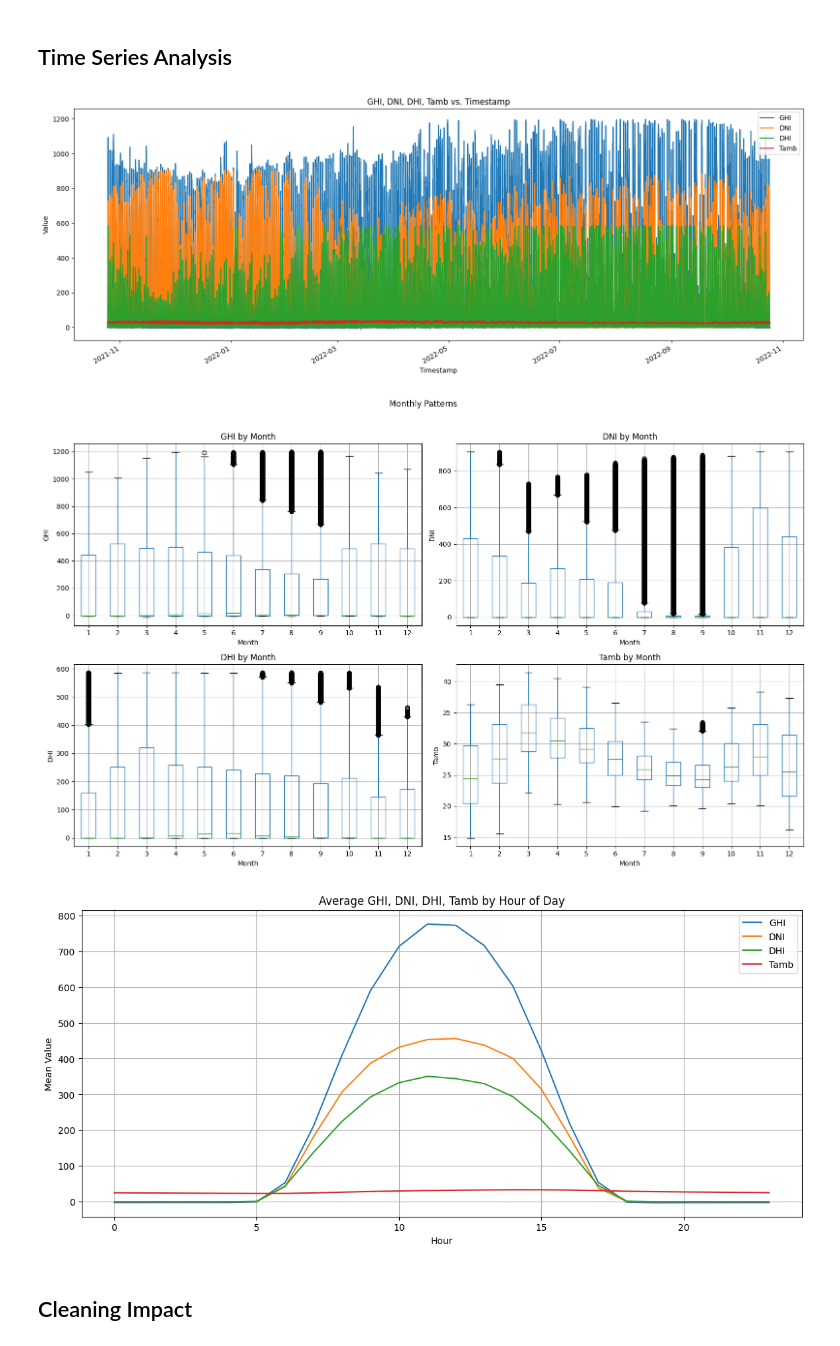
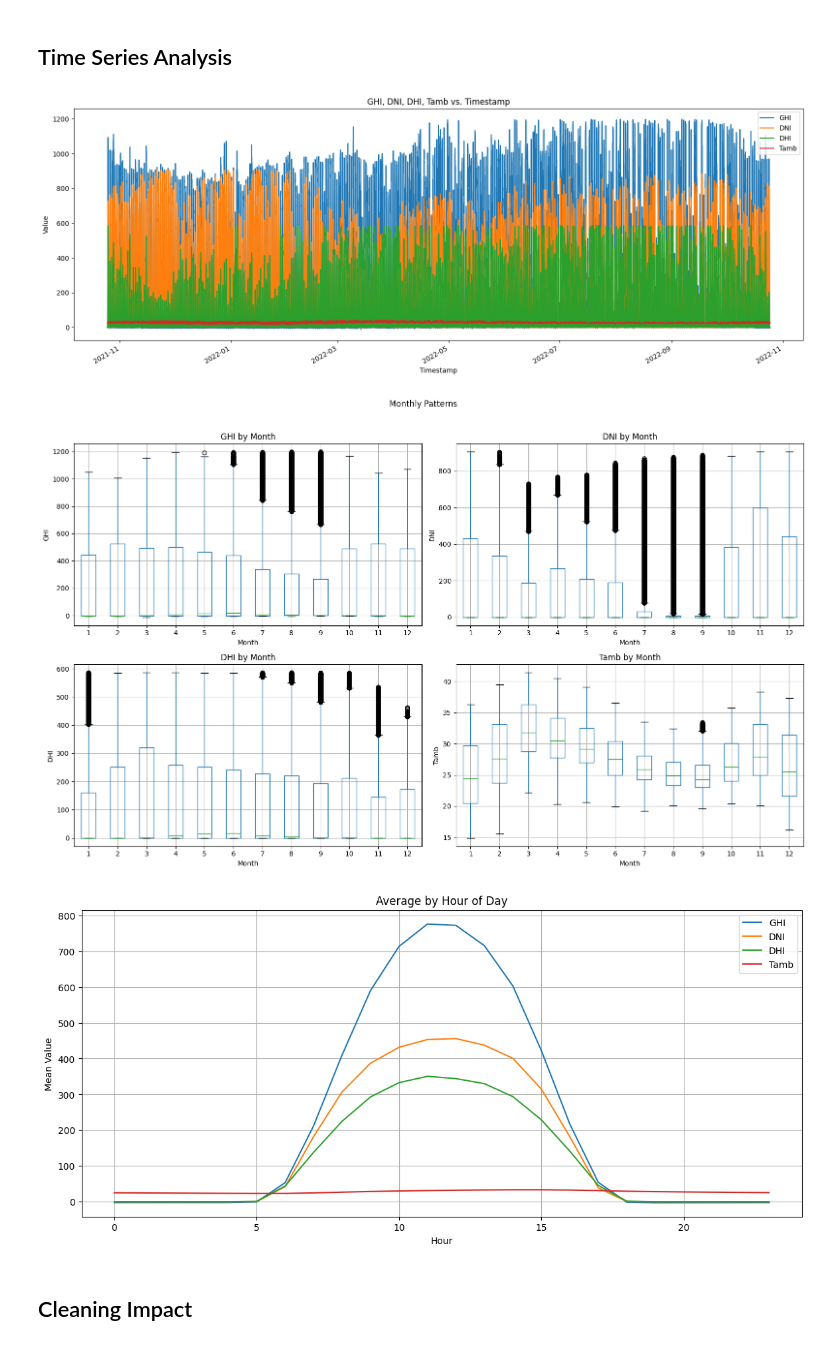
Before and after one commit to Melak12/solar-challenge-week1, a Jupyter notebook: notebooks/togo_eda.ipynb, the cells around one changed output. Drawn from its saved outputs; the diff is of its cells as text; code cells hidden in the pictures.

```diff
--- a/notebooks/togo_eda.ipynb
+++ b/notebooks/togo_eda.ipynb
@@ -100,42 +95,14 @@ Cleaned data exported to '../data/togo_clean.csv'.
 # %% [markdown]
 ## Time Series Analysis
 # %%
-# Plot GHI, DNI, DHI, Tamb vs. Timestamp (line chart)
-fig, ax1 = plt.subplots(figsize=(16, 6))
-
-df_clean.set_index('Timestamp')[['GHI', 'DNI', 'DHI', 'Tamb']].plot(ax=ax1)
-ax1.set_ylabel('Value')
-ax1.set_title('GHI, DNI, DHI, Tamb vs. Timestamp')
-plt.legend(loc='upper right')
-plt.tight_layout()
-plt.show()
-
-# Monthly patterns: boxplot by month
-df_clean['Month'] = df_clean['Timestamp'].dt.month
-fig, axes = plt.subplots(2, 2, figsize=(16, 10))
-for i, col in enumerate(['GHI', 'DNI', 'DHI', 'Tamb']):
-    ax = axes[i//2, i%2]
-    df_clean.boxplot(column=col, by='Month', ax=ax)
-    ax.set_title(f'{col} by Month')
-    ax.set_xlabel('Month')
-    ax.set_ylabel(col)
-plt.suptitle('Monthly Patterns')
-plt.tight_layout(rect=[0, 0, 1, 0.96])
-plt.show()
-
-# Daily trends: average by hour of day
-df_clean['Hour'] = df_clean['Timestamp'].dt.hour
-hourly_means = df_clean.groupby('Hour')[['GHI', 'DNI', 'DHI', 'Tamb']].mean()
-hourly_means.plot(figsize=(14, 6))
-plt.title('Average GHI, DNI, DHI, Tamb by Hour of Day')
-plt.xlabel('Hour')
-plt.ylabel('Mean Value')
-plt.grid(True)
-plt.show()
+# Time Series and Boxplot Analysis using modular functions
+plot_time_series(df_clean, ['GHI', 'DNI', 'DHI', 'Tamb'], 'GHI, DNI, DHI, Tamb vs. Timestamp')
+plot_monthly_boxplots(df_clean, ['GHI', 'DNI', 'DHI', 'Tamb'])
+plot_hourly_trends(df_clean, ['GHI', 'DNI', 'DHI', 'Tamb'])
 # %% [output]
 [figure]
 [figure]
-[figure, old version]
+[figure, new version]
 # %% [markdown]
 ## Cleaning Impact
 # %%
```
Also changed, not shown: parts of 3 cells of this notebook, 5 other files.
